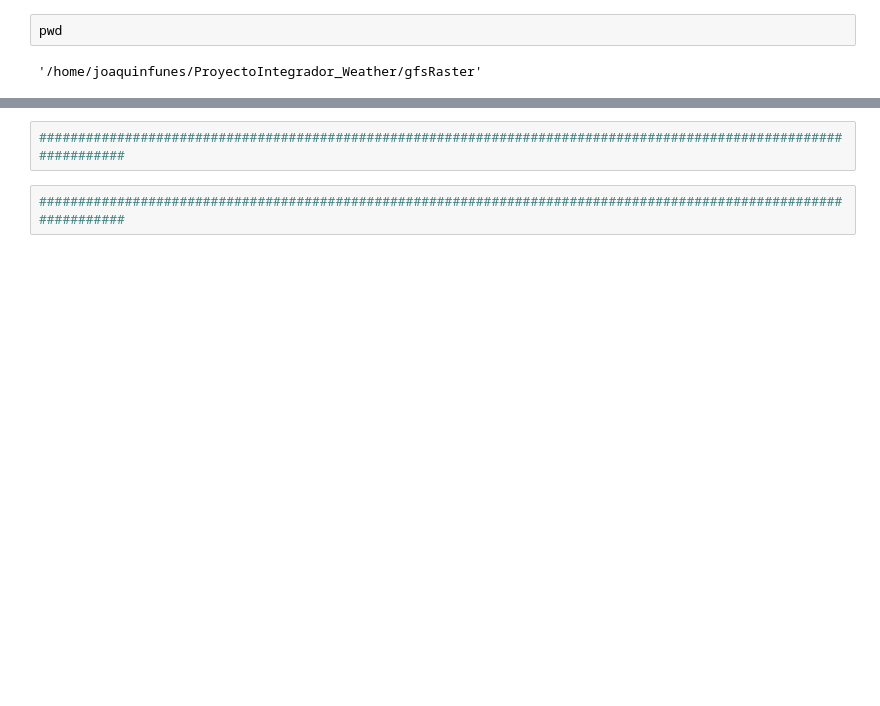
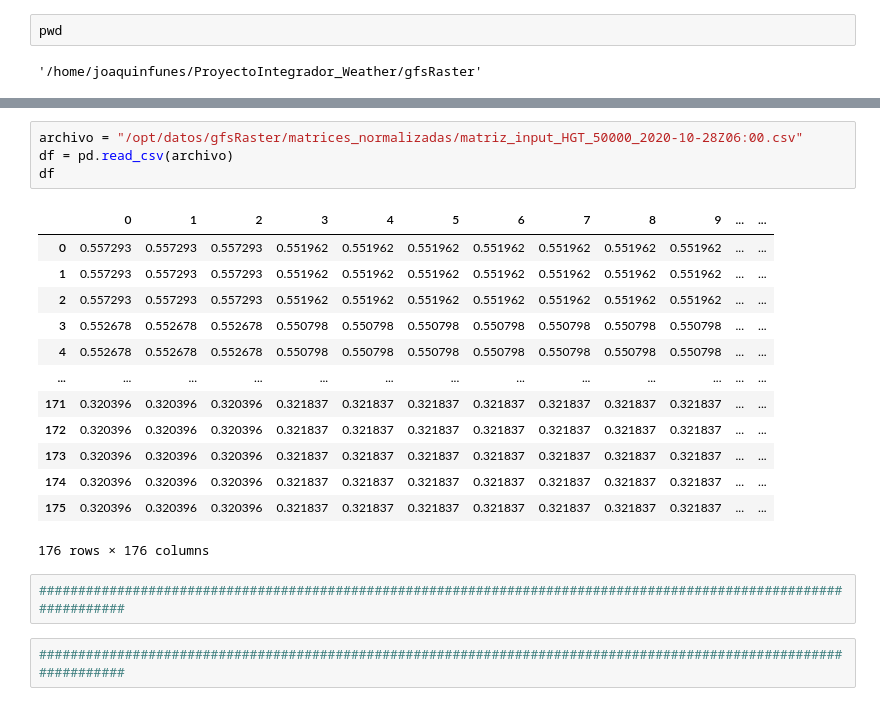
Before and after one commit to JFC95/ProyectoIntegrador_Weather, a Jupyter notebook: gfsRaster/normalizacion.ipynb, the cells around one changed output, grey strips where cells are left out. Drawn from its saved outputs; the diff is of its cells as text; blank space fills up the shorter version.

```diff
--- a/gfsRaster/normalizacion.ipynb
+++ b/gfsRaster/normalizacion.ipynb
@@ -52,3 +87,21 @@ for i,j in zip(np_lista_de_df, lista_de_path):
+# %%
+archivo = "/opt/datos/gfsRaster/matrices_normalizadas/matriz_input_HGT_50000_2020-10-28Z06:00.csv"
+df = pd.read_csv(archivo)
+df
+# %% [output]
+|  | 0 | 1 | 2 | 3 | 4 | 5 | 6 | 7 | 8 | 9 | ... | ... |
+| 0 | 0.557293 | 0.557293 | 0.557293 | 0.551962 | 0.551962 | 0.551962 | 0.551962 | 0.551962 | 0.551962 | 0.551962 | ... | ... |
+| 1 | 0.557293 | 0.557293 | 0.557293 | 0.551962 | 0.551962 | 0.551962 | 0.551962 | 0.551962 | 0.551962 | 0.551962 | ... | ... |
+| 2 | 0.557293 | 0.557293 | 0.557293 | 0.551962 | 0.551962 | 0.551962 | 0.551962 | 0.551962 | 0.551962 | 0.551962 | ... | ... |
+| 3 | 0.552678 | 0.552678 | 0.552678 | 0.550798 | 0.550798 | 0.550798 | 0.550798 | 0.550798 | 0.550798 | 0.550798 | ... | ... |
+| 4 | 0.552678 | 0.552678 | 0.552678 | 0.550798 | 0.550798 | 0.550798 | 0.550798 | 0.550798 | 0.550798 | 0.550798 | ... | ... |
+| ... | ... | ... | ... | ... | ... | ... | ... | ... | ... | ... | ... | ... |
+| 171 | 0.320396 | 0.320396 | 0.320396 | 0.321837 | 0.321837 | 0.321837 | 0.321837 | 0.321837 | 0.321837 | 0.321837 | ... | ... |
+| 172 | 0.320396 | 0.320396 | 0.320396 | 0.321837 | 0.321837 | 0.321837 | 0.321837 | 0.321837 | 0.321837 | 0.321837 | ... | ... |
+| 173 | 0.320396 | 0.320396 | 0.320396 | 0.321837 | 0.321837 | 0.321837 | 0.321837 | 0.321837 | 0.321837 | 0.321837 | ... | ... |
+| 174 | 0.320396 | 0.320396 | 0.320396 | 0.321837 | 0.321837 | 0.321837 | 0.321837 | 0.321837 | 0.321837 | 0.321837 | ... | ... |
+| 175 | 0.320396 | 0.320396 | 0.320396 | 0.321837 | 0.321837 | 0.321837 | 0.321837 | 0.321837 | 0.321837 | 0.321837 | ... | ... |
+176 rows × 176 columns
 # %%
 ##################################################################################################################
 # %%
```
Also changed, not shown: parts of 3 cells of this notebook, 6 other files.
